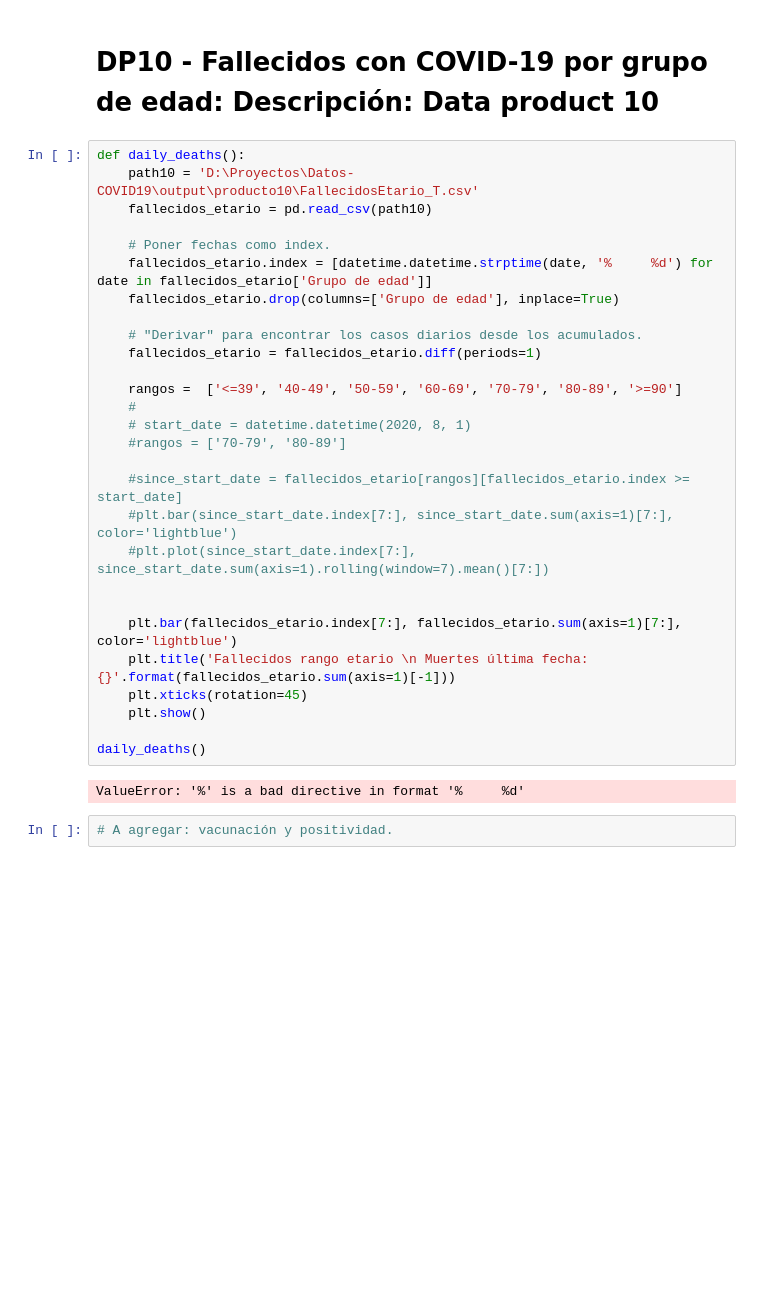
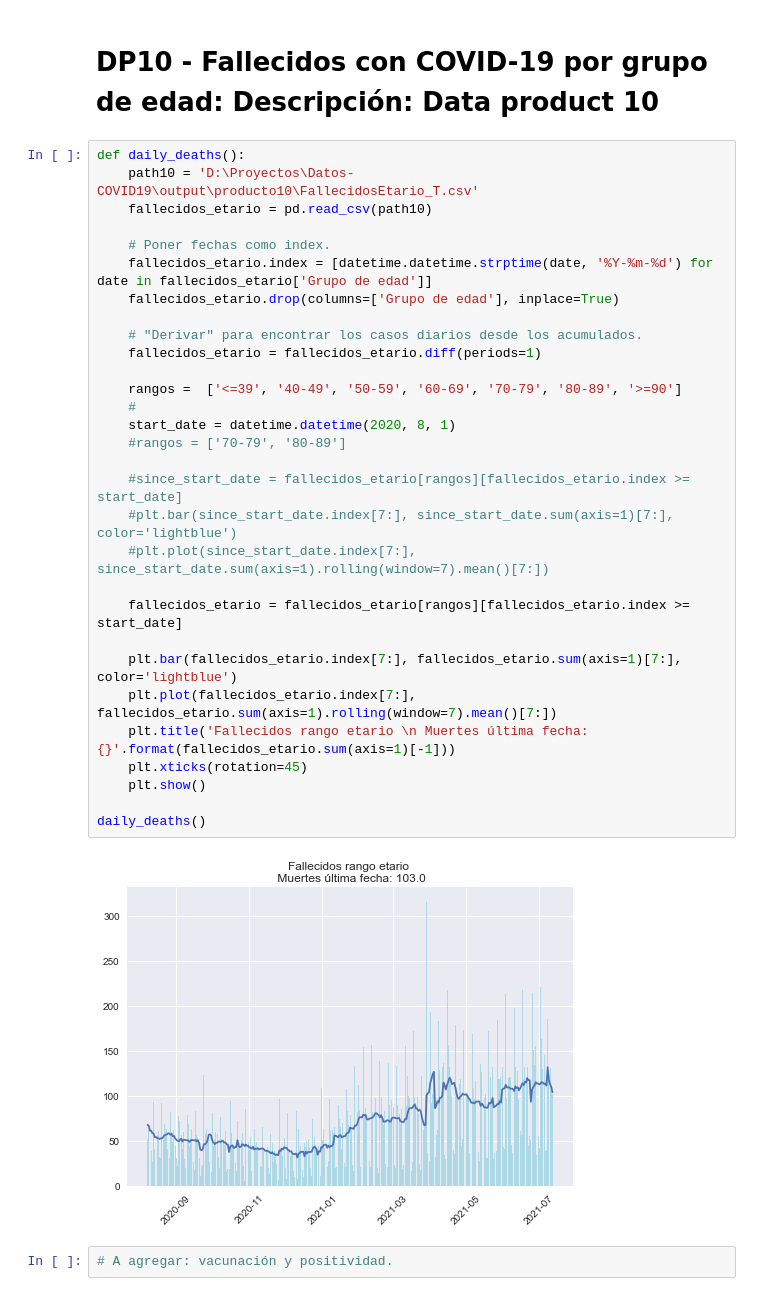
Before and after one commit to jignaciocastro8/covid-data, a Jupyter notebook: data_review.ipynb, the cells around one changed output. Drawn from its saved outputs; the diff is of its cells as text; blank space fills up the shorter version.

```diff
--- a/data_review.ipynb
+++ b/data_review.ipynb
@@ -76,32 +76,34 @@ plt.show()
 # %%
 def daily_deaths():
     path10 = 'D:\Proyectos\Datos-COVID19\output\producto10\FallecidosEtario_T.csv'
     fallecidos_etario = pd.read_csv(path10)
 
     # Poner fechas como index.
-    fallecidos_etario.index = [datetime.datetime.strptime(date, '%     %d') for date in fallecidos_etario['Grupo de edad']]
+    fallecidos_etario.index = [datetime.datetime.strptime(date, '%Y-%m-%d') for date in fallecidos_etario['Grupo de edad']]
     fallecidos_etario.drop(columns=['Grupo de edad'], inplace=True)
 
     # "Derivar" para encontrar los casos diarios desde los acumulados.
     fallecidos_etario = fallecidos_etario.diff(periods=1)
 
     rangos =  ['<=39', '40-49', '50-59', '60-69', '70-79', '80-89', '>=90']
     #
-    # start_date = datetime.datetime(2020, 8, 1)
+    start_date = datetime.datetime(2020, 8, 1)
     #rangos = ['70-79', '80-89']
 
     #since_start_date = fallecidos_etario[rangos][fallecidos_etario.index >= start_date]
     #plt.bar(since_start_date.index[7:], since_start_date.sum(axis=1)[7:], color='lightblue')
     #plt.plot(since_start_date.index[7:], since_start_date.sum(axis=1).rolling(window=7).mean()[7:])
 
+    fallecidos_etario = fallecidos_etario[rangos][fallecidos_etario.index >= start_date]
 
     plt.bar(fallecidos_etario.index[7:], fallecidos_etario.sum(axis=1)[7:], color='lightblue')
+    plt.plot(fallecidos_etario.index[7:], fallecidos_etario.sum(axis=1).rolling(window=7).mean()[7:])
     plt.title('Fallecidos rango etario \n Muertes última fecha: {}'.format(fallecidos_etario.sum(axis=1)[-1]))
     plt.xticks(rotation=45)
     plt.show()
 
 daily_deaths()
 # %% [output]
-ValueError: '%' is a bad directive in format '%     %d'
+[figure, added]
 # %%
 # A agregar: vacunación y positividad.
```
Also changed, not shown: parts of 1 cell of this notebook.
